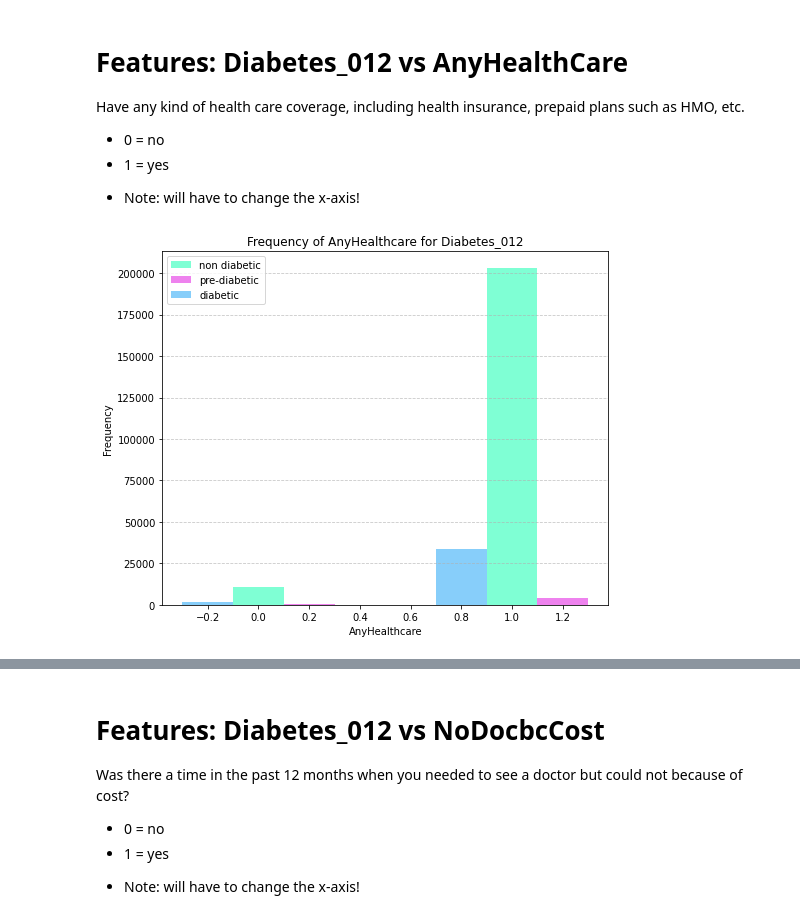
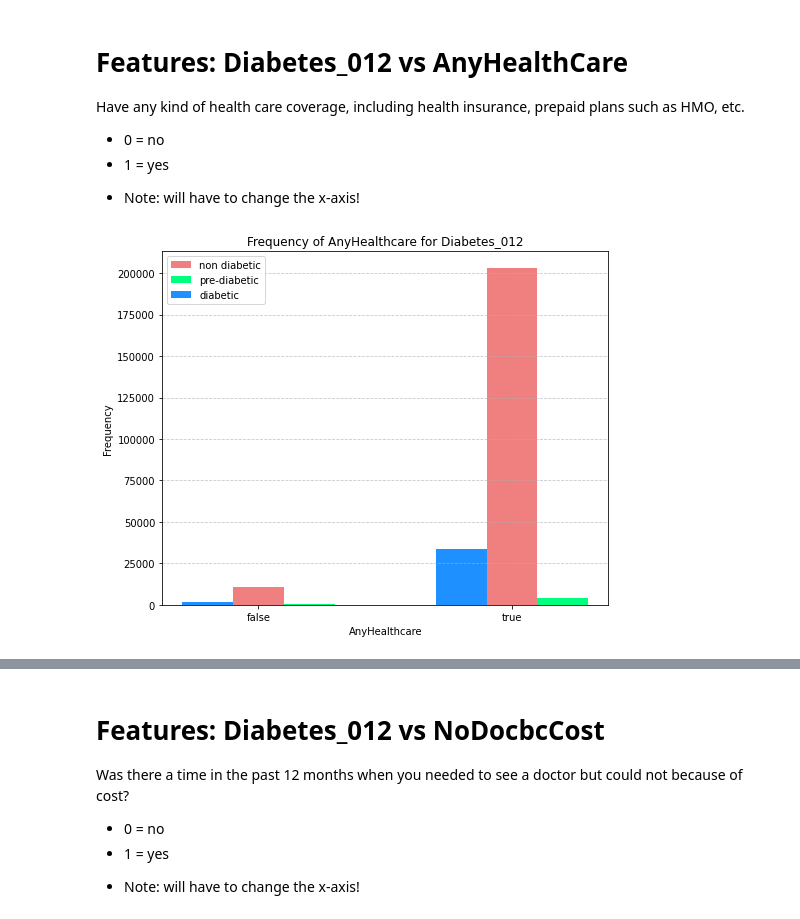
Before and after one commit to einavrobyncohen/ML-92, a Jupyter notebook: Visualization_diabetes_socioeconomic.ipynb, the cells around one changed output, grey strips where cells are left out. Saved outputs shown, nothing was run; the diff lists cells and outputs as text; code cells hidden in the pictures.

```diff
--- a/Visualization_diabetes_socioeconomic.ipynb
+++ b/Visualization_diabetes_socioeconomic.ipynb
@@ -230,29 +230,29 @@ Have any kind of health care coverage, including health insurance, prepaid plans
 
 * Note: will have to change the x-axis!
 # %%
-# Count occurrences of each education level wrt diabetes and sort from 1 to 6
+# Count occurrences of healthcare and no-healthcare wrt diabetes categories and sort from 1 to 2
 healthcare0_counts = diabetes_0['AnyHealthcare'].value_counts().sort_index()
 healthcare1_counts = diabetes_1['AnyHealthcare'].value_counts().sort_index()
 healthcare2_counts = diabetes_2['AnyHealthcare'].value_counts().sort_index()
 
 # Size of figure
 plt.figure(figsize=(8, 6.5))
 
 # Plotting the bars
 x = np.arange(2)
-plt.bar(x, healthcare0_counts, width = 0.2, color='aquamarine', label='non diabetic')
-plt.bar(x+0.2, healthcare1_counts, width = 0.2, color='violet', label='pre-diabetic')
-plt.bar(x-0.2, healthcare2_counts, width = 0.2, color='lightskyblue', label='diabetic')
+plt.bar(['false','true'], healthcare0_counts, width = 0.2, color='lightcoral', label='non diabetic')
+plt.bar(x+0.2, healthcare1_counts, width = 0.2, color='springgreen', label='pre-diabetic')
+plt.bar(x-0.2, healthcare2_counts, width = 0.2, color='dodgerblue', label='diabetic')
 
 # Labels + title
 plt.xlabel('AnyHealthcare')
 plt.ylabel('Frequency')
 plt.title('Frequency of AnyHealthcare for Diabetes_012')
 # Set values on x-axis horizontal
 plt.xticks(rotation=0)
 # Adding grid
 plt.grid(axis='y', linestyle='--', alpha=0.7)
 plt.legend()
 plt.show()
 # %% [output]
-[figure, old version]
+[figure, new version]
```
Also changed, not shown: parts of 15 cells of this notebook.
